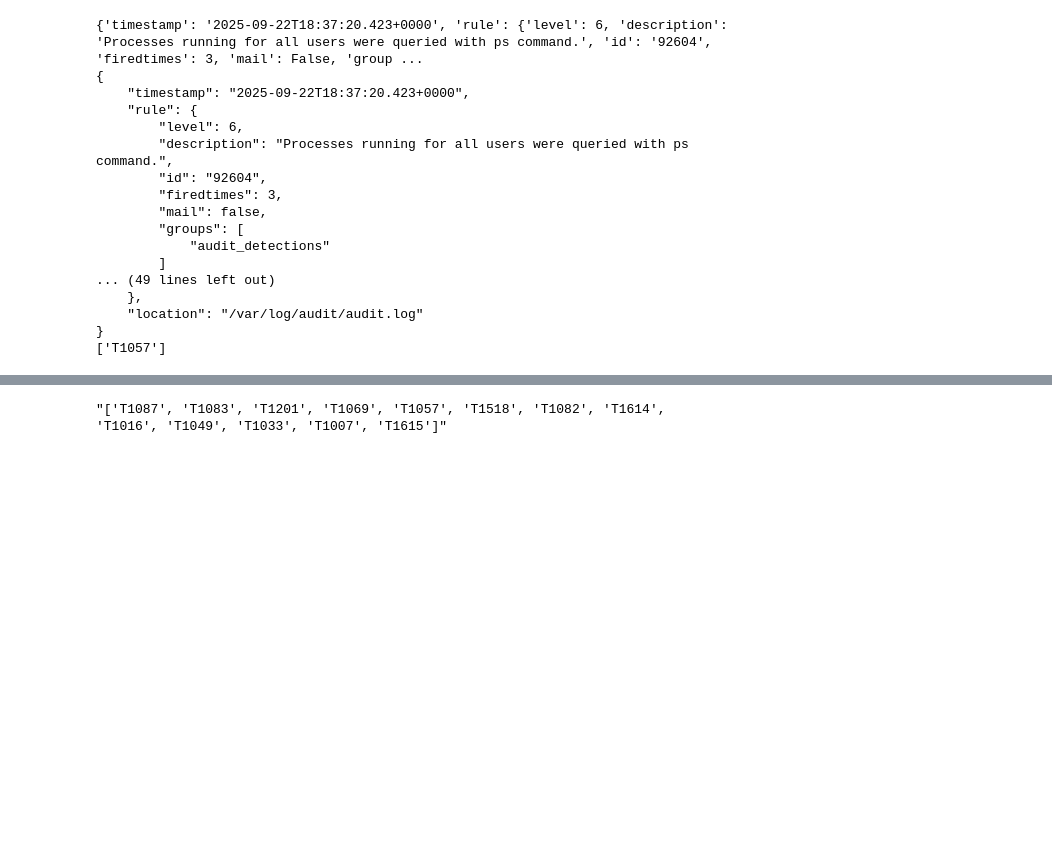
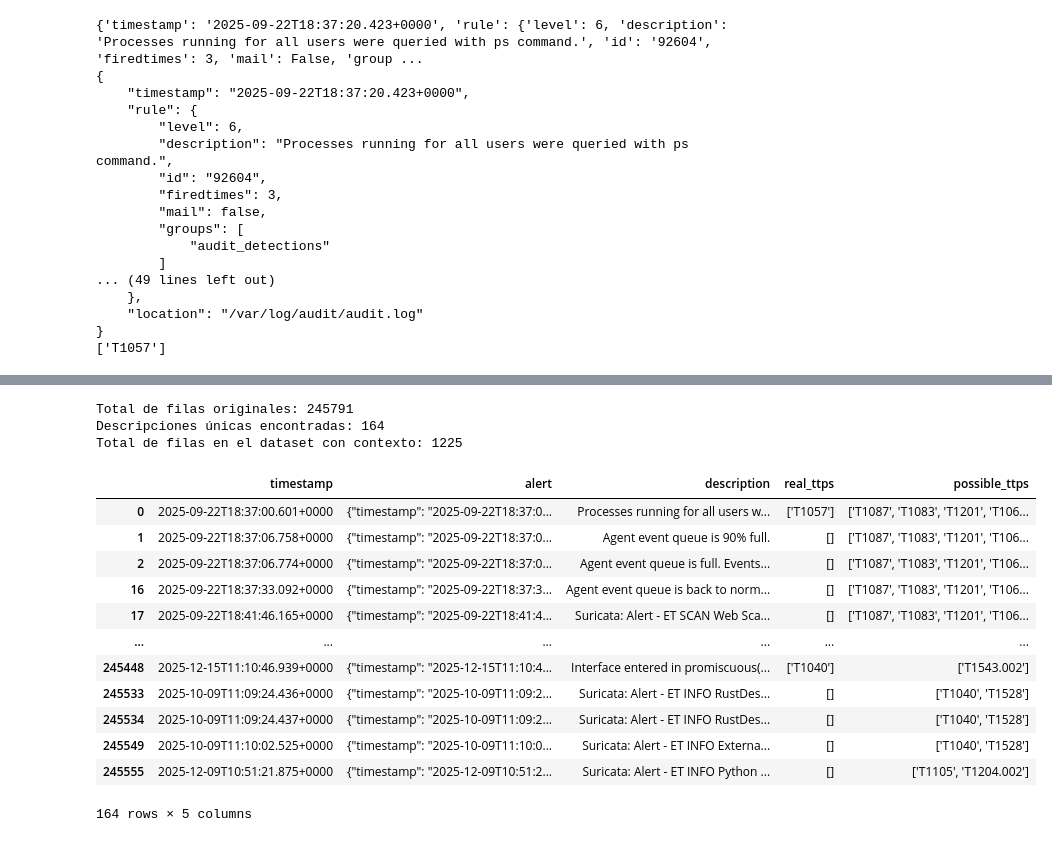
Before and after one commit to omarinfl/alert_correlation, a Jupyter notebook: extraction.ipynb, the cells around one changed output, grey strips where cells are left out. Drawn from its saved outputs; the diff is of its cells as text; code cells hidden in the pictures; blank space fills up the shorter version.

```diff
--- a/extraction.ipynb
+++ b/extraction.ipynb
@@ -484,4 +443,69 @@ Alerta: {'timestamp': '2025-09-22T18:37:18.892+0000', 'rule': {'level': 6, 'desc
-# %%
-mini_df.iloc[8].possible_ttps
-# %% [output]
-"['T1087', 'T1083', 'T1201', 'T1069', 'T1057', 'T1518', 'T1082', 'T1614', 'T1016', 'T1049', 'T1033', 'T1007', 'T1615']"
+# %%
+import pandas as pd
+
+def obtener_alertas_con_contexto(ruta_archivo, ruta_salida, ventana=5):
+    # 1. Cargar el dataset
+    # Dependiendo de cómo esté separado tu CSV, podrías necesitar ajustar el parámetro 'sep'
+    df = pd.read_csv(ruta_archivo)
+
+    # 2. Ordenar por timestamp (crucial para que el "alrededor" tenga sentido temporal)
+    # Convertimos a datetime para asegurar un ordenamiento correcto
+    df['timestamp'] = pd.to_datetime(df['timestamp'], errors='coerce')
+    df = df.sort_values('timestamp').reset_index(drop=True)
+
+    # 3. Obtener el índice de la primera aparición de cada descripción única
+    # drop_duplicates mantiene por defecto el primer registro que encuentra ('keep="first"')
+    indices_unicos = df.drop_duplicates(subset=['description']).index
+
+    # 4. Crear un conjunto (set) para guardar los índices deseados sin duplicados
+    indices_finales = set()
+
+    # 5. Para cada alerta única, calculamos sus 10 alertas de alrededor (5 antes y 5 después)
+    for idx in indices_unicos:
+        inicio = max(0, idx - ventana) # Evita índices negativos
+        fin = min(len(df) - 1, idx + ventana) # Evita pasarse del tamaño del dataframe
+
+        # Agregamos todo el rango de índices a nuestro conjunto
+        for i in range(inicio, fin + 1):
+            indices_finales.add(i)
+
+    # 6. Filtrar el DataFrame original con los índices recolectados, ordenados
+    df_contexto = df.iloc[sorted(list(indices_finales))]
+
+    df_contexto['alert'] = df.alert.apply(remove_ttp)
+
+    # 7. Guardar el nuevo dataset
+    df_contexto.to_csv(ruta_salida, index=False)
+
+    print(f"Total de filas originales: {len(df)}")
+    print(f"Descripciones únicas encontradas: {len(indices_unicos)}")
+    print(f"Total de filas en el dataset con contexto: {len(df_contexto)}")
+
+    return df_contexto
+
+
+df_resultado = obtener_alertas_con_contexto('data/alerts_dataset_parsed.csv', 'data/dataset_contexto.csv', ventana=5)
+# %% [output]
+Total de filas originales: 245791
+Descripciones únicas encontradas: 164
+Total de filas en el dataset con contexto: 1225
+# %%
+df = pd.read_csv('data/alerts_dataset_parsed.csv')
+
+unique_df = df.drop_duplicates(['description'])[['timestamp','alert','description','real_ttps','possible_ttps']]
+# %%
+unique_df
+# %% [output]
+|  | timestamp | alert | description | real_ttps | possible_ttps |
+| 0 | 2025-09-22T18:37:00.601+0000 | {"timestamp": "2025-09-22T18:37:0... | Processes running for all users w... | ['T1057'] | ['T1087', 'T1083', 'T1201', 'T106... |
+| 1 | 2025-09-22T18:37:06.758+0000 | {"timestamp": "2025-09-22T18:37:0... | Agent event queue is 90% full. | [] | ['T1087', 'T1083', 'T1201', 'T106... |
+| 2 | 2025-09-22T18:37:06.774+0000 | {"timestamp": "2025-09-22T18:37:0... | Agent event queue is full. Events... | [] | ['T1087', 'T1083', 'T1201', 'T106... |
+| 16 | 2025-09-22T18:37:33.092+0000 | {"timestamp": "2025-09-22T18:37:3... | Agent event queue is back to norm... | [] | ['T1087', 'T1083', 'T1201', 'T106... |
+| 17 | 2025-09-22T18:41:46.165+0000 | {"timestamp": "2025-09-22T18:41:4... | Suricata: Alert - ET SCAN Web Sca... | [] | ['T1087', 'T1083', 'T1201', 'T106... |
+| ... | ... | ... | ... | ... | ... |
+| 245448 | 2025-12-15T11:10:46.939+0000 | {"timestamp": "2025-12-15T11:10:4... | Interface entered in promiscuous(... | ['T1040'] | ['T1543.002'] |
+| 245533 | 2025-10-09T11:09:24.436+0000 | {"timestamp": "2025-10-09T11:09:2... | Suricata: Alert - ET INFO RustDes... | [] | ['T1040', 'T1528'] |
+| 245534 | 2025-10-09T11:09:24.437+0000 | {"timestamp": "2025-10-09T11:09:2... | Suricata: Alert - ET INFO RustDes... | [] | ['T1040', 'T1528'] |
+| 245549 | 2025-10-09T11:10:02.525+0000 | {"timestamp": "2025-10-09T11:10:0... | Suricata: Alert - ET INFO Externa... | [] | ['T1040', 'T1528'] |
+| 245555 | 2025-12-09T10:51:21.875+0000 | {"timestamp": "2025-12-09T10:51:2... | Suricata: Alert - ET INFO Python ... | [] | ['T1105', 'T1204.002'] |
+164 rows × 5 columns
```
Also changed, not shown: parts of 25 cells of this notebook, 25 other files.
